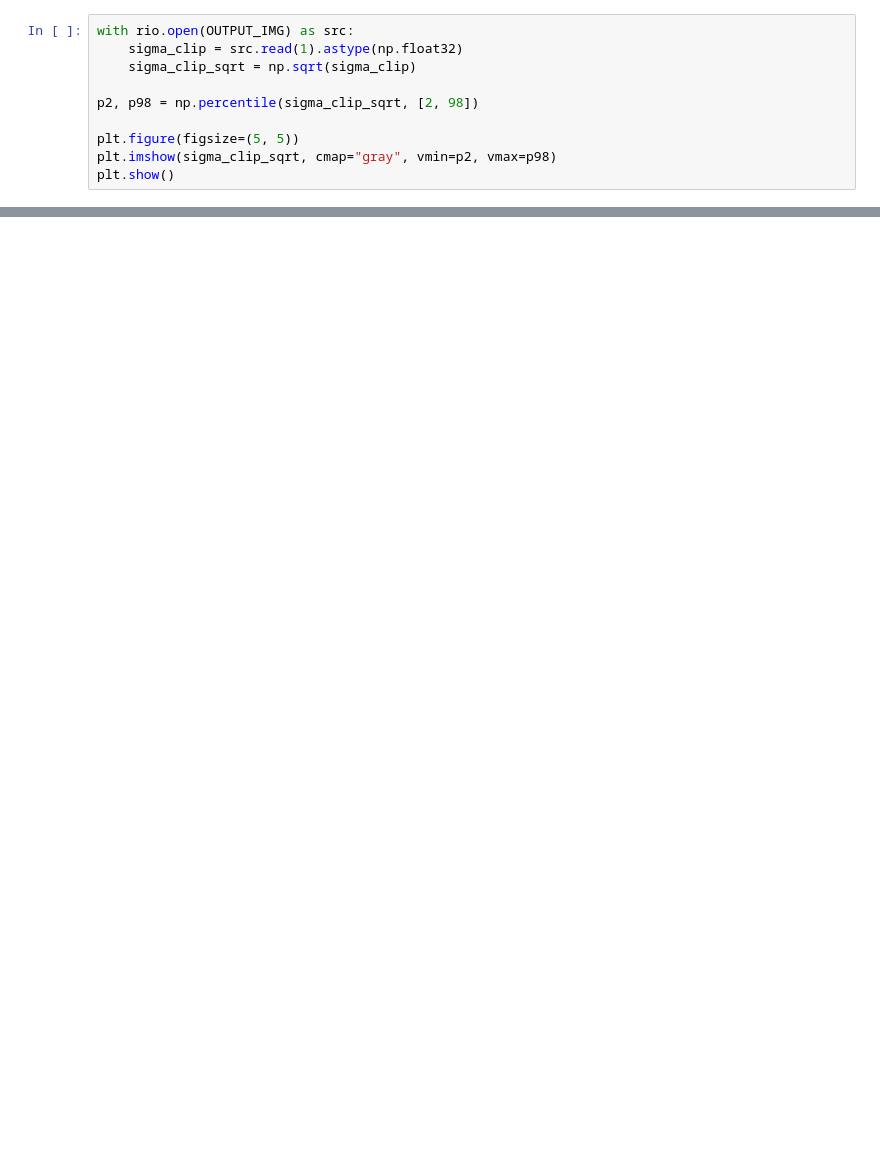
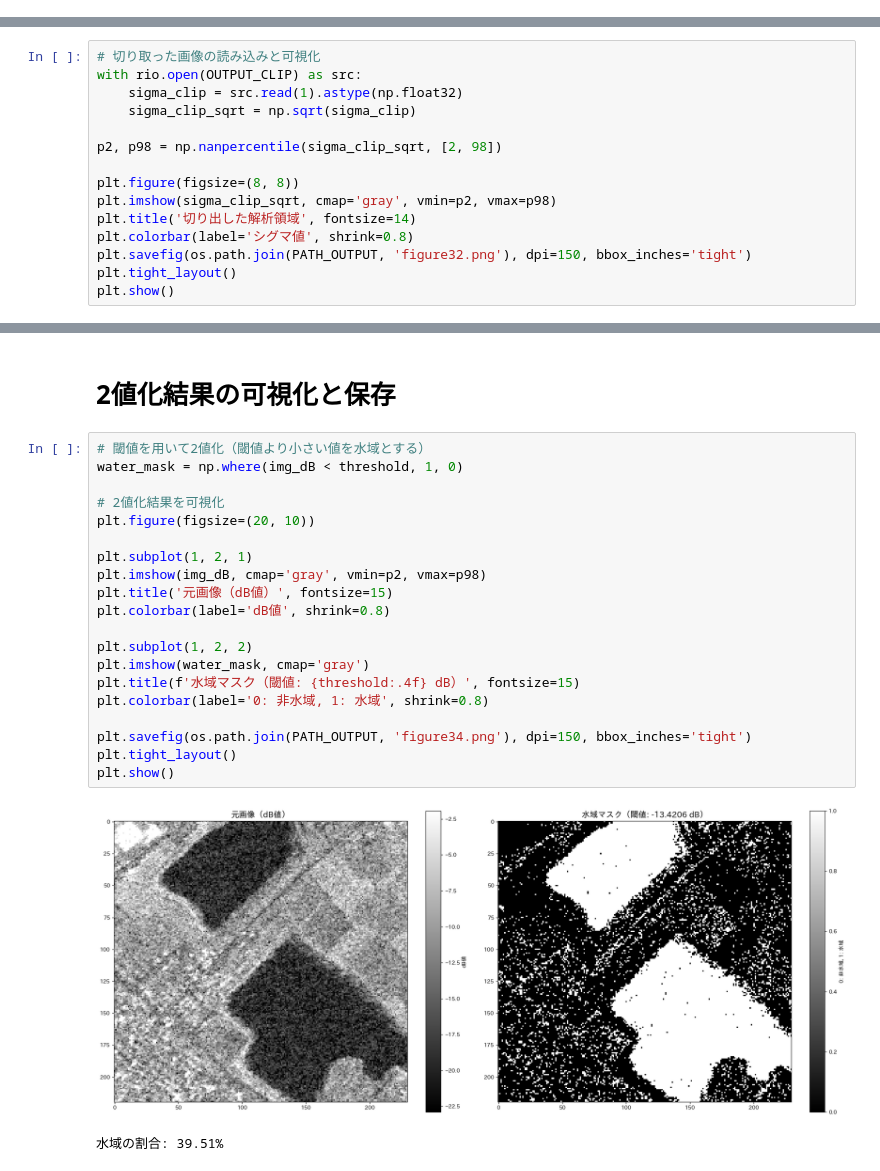
Before and after one commit to syu-tan/sar-python-book, a Jupyter notebook: src/3_1_2_simple_thresholding.ipynb, the cells around one changed output, grey strips where cells are left out. Cells and saved outputs as stored; diff of their text form; blank space fills up the shorter version.

```diff
--- a/src/3_1_2_simple_thresholding.ipynb
+++ b/src/3_1_2_simple_thresholding.ipynb
@@ -63,10 +0,0 @@ with rio.open(OUTPUT_IMG, "w", **out_meta) as dest:
-# %%
-with rio.open(OUTPUT_IMG) as src:
-    sigma_clip = src.read(1).astype(np.float32)
-    sigma_clip_sqrt = np.sqrt(sigma_clip)
-
-p2, p98 = np.percentile(sigma_clip_sqrt, [2, 98])
-
-plt.figure(figsize=(5, 5))
-plt.imshow(sigma_clip_sqrt, cmap="gray", vmin=p2, vmax=p98)
-plt.show()
@@ -157,0 +120,15 @@ plt.show()
+# %%
+# 切り取った画像の読み込みと可視化
+with rio.open(OUTPUT_CLIP) as src:
+    sigma_clip = src.read(1).astype(np.float32)
+    sigma_clip_sqrt = np.sqrt(sigma_clip)
+
+p2, p98 = np.nanpercentile(sigma_clip_sqrt, [2, 98])
+
+plt.figure(figsize=(8, 8))
+plt.imshow(sigma_clip_sqrt, cmap='gray', vmin=p2, vmax=p98)
+plt.title('切り出した解析領域', fontsize=14)
+plt.colorbar(label='シグマ値', shrink=0.8)
+plt.savefig(os.path.join(PATH_OUTPUT, 'figure32.png'), dpi=150, bbox_inches='tight')
+plt.tight_layout()
+plt.show()
@@ -157,0 +253,25 @@ plt.show()
+# %% [markdown]
+# 2値化結果の可視化と保存
+# %%
+# 閾値を用いて2値化（閾値より小さい値を水域とする）
+water_mask = np.where(img_dB < threshold, 1, 0)
+
+# 2値化結果を可視化
+plt.figure(figsize=(20, 10))
+
+plt.subplot(1, 2, 1)
+plt.imshow(img_dB, cmap='gray', vmin=p2, vmax=p98)
+plt.title('元画像（dB値）', fontsize=15)
+plt.colorbar(label='dB値', shrink=0.8)
+
+plt.subplot(1, 2, 2)
+plt.imshow(water_mask, cmap='gray')
+plt.title(f'水域マスク（閾値: {threshold:.4f} dB）', fontsize=15)
+plt.colorbar(label='0: 非水域, 1: 水域', shrink=0.8)
+
+plt.savefig(os.path.join(PATH_OUTPUT, 'figure34.png'), dpi=150, bbox_inches='tight')
+plt.tight_layout()
+plt.show()
+# %% [output]
+[figure, added]
+水域の割合: 39.51%
```
Also changed, not shown: parts of 34 cells of this notebook, 13 other files.
